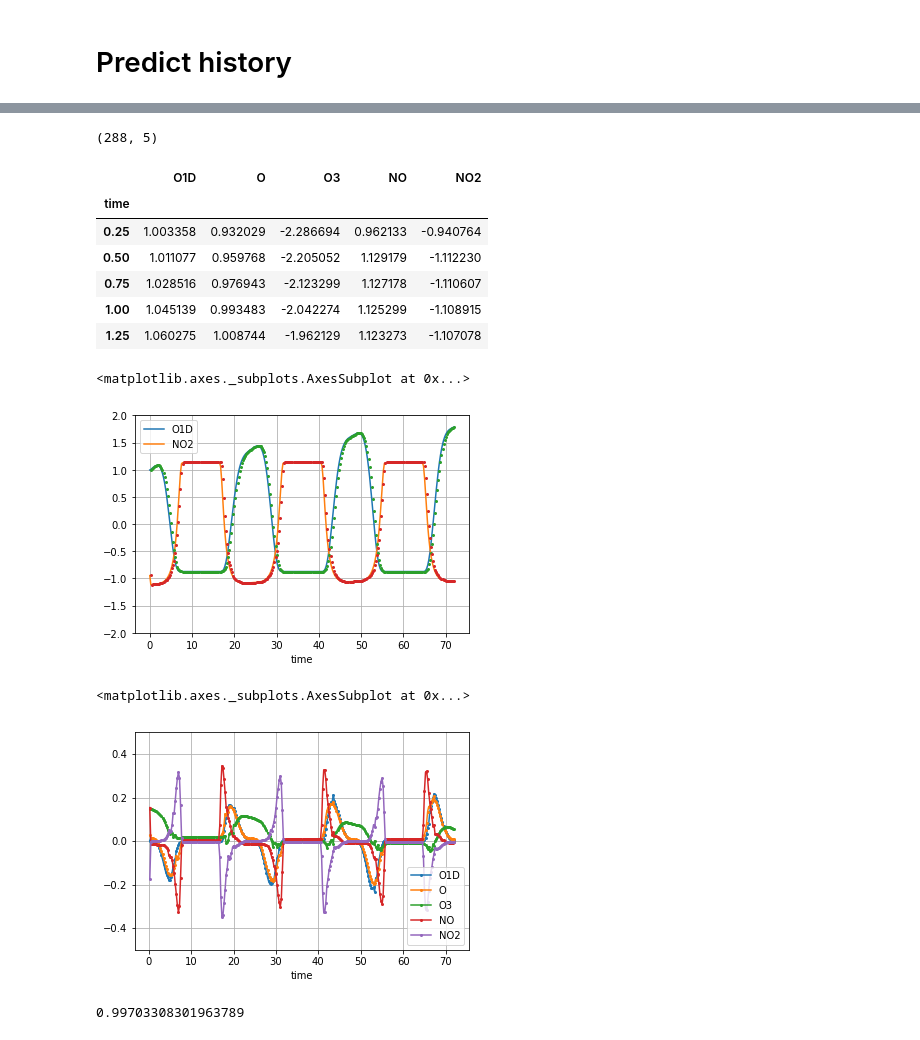
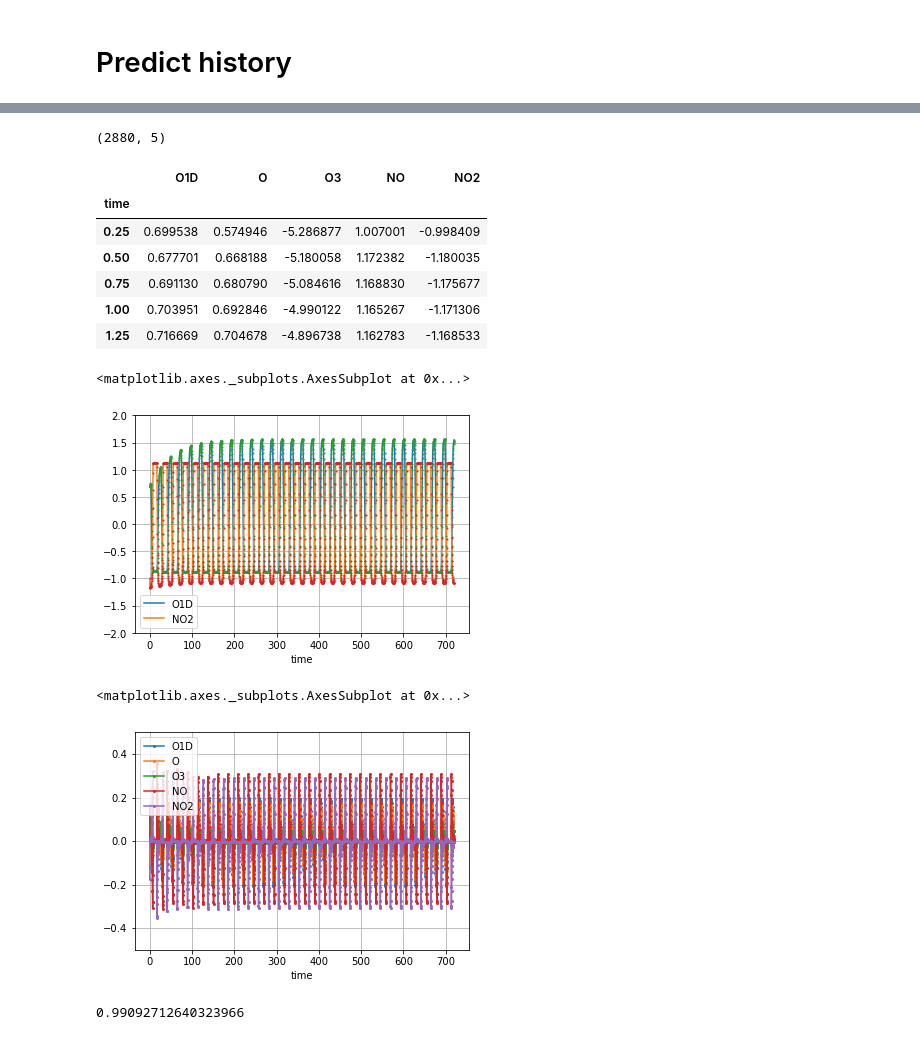
Before and after one commit to JiaweiZhuang/KPP, a Jupyter notebook: my_tests/fit_ANN.ipynb, the cells around one changed output, grey strips where cells are left out. Cells and saved outputs as stored; diff of their text form; code cells hidden in the pictures.

```diff
--- a/my_tests/fit_ANN.ipynb
+++ b/my_tests/fit_ANN.ipynb
@@ -53,7 +53,7 @@ Y.shape
 # %%
 network = models.Sequential()
-network.add(layers.Dense(10, activation='relu', input_shape=(6,)))
-network.add(layers.BatchNormalization())
-network.add(layers.Dense(10, activation='relu'))
-network.add(layers.BatchNormalization())
+network.add(layers.Dense(20, activation='relu', input_shape=(6,)))
+#network.add(layers.BatchNormalization())
+network.add(layers.Dense(20, activation='relu'))
+#network.add(layers.BatchNormalization())
 network.add(layers.Dense(5, activation=None))
@@ -93,6 +96,7 @@ sun.shape
 # %%
+%%time
 pred_history = []
-for t in range(288):
+for t in range(X.shape[0]-1):
     x_temp = X[t].reshape(1,-1) # column vector
     y_temp = network.predict(x_temp)
 
@@ -105,7 +112,7 @@ pred_history = np.array(pred_history)
 # %%
 pred_history.shape
 # %% [output]
-(288, 5)
+(2880, 5)
 # %%
 df_pred = pd.DataFrame(pred_history, index=df.index[1:],
                        columns=['O1D', 'O', 'O3', 'NO', 'NO2'])
@@ -113,32 +120,32 @@ df_pred.head()
 # %% [output]
 |  | O1D | O | O3 | NO | NO2 |
 | time |  |  |  |  |  |
-| 0.25 | 1.003358 | 0.932029 | -2.286694 | 0.962133 | -0.940764 |
-| 0.50 | 1.011077 | 0.959768 | -2.205052 | 1.129179 | -1.112230 |
-| 0.75 | 1.028516 | 0.976943 | -2.123299 | 1.127178 | -1.110607 |
-| 1.00 | 1.045139 | 0.993483 | -2.042274 | 1.125299 | -1.108915 |
-| 1.25 | 1.060275 | 1.008744 | -1.962129 | 1.123273 | -1.107078 |
+| 0.25 | 0.699538 | 0.574946 | -5.286877 | 1.007001 | -0.998409 |
+| 0.50 | 0.677701 | 0.668188 | -5.180058 | 1.172382 | -1.180035 |
+| 0.75 | 0.691130 | 0.680790 | -5.084616 | 1.168830 | -1.175677 |
+| 1.00 | 0.703951 | 0.692846 | -4.990122 | 1.165267 | -1.171306 |
+| 1.25 | 0.716669 | 0.704678 | -4.896738 | 1.162783 | -1.168533 |
 # %%
 specs = ['O1D', 'NO2'] # ['O1D', 'O', 'O3', 'NO', 'NO2']
 
 ax = df.plot(y=specs, ylim=[-2, 2], grid=True)
 
 df_pred.plot(y=specs, ylim=[-2, 2], grid=True,
-             marker='o', markersize=2.0, linewidth=0.0, ax=ax, legend=False)
+             marker='.', markersize=2.0, linewidth=0.0, ax=ax, legend=False)
 # %% [output]
 <matplotlib.axes._subplots.AxesSubplot at 0x...>
-[figure, old version]
+[figure, new version]
 # %%
 (df.iloc[1:] - df_pred).plot(y=['O1D', 'O', 'O3', 'NO', 'NO2'],
                              ylim=[-0.5, 0.5], grid=True,
                              marker='o', markersize=2.0,)
 # %% [output]
 <matplotlib.axes._subplots.AxesSubplot at 0x...>
-[figure, old version]
+[figure, new version]
 # %%
 r2_score(df['NO2'].iloc[1:], df_pred['NO2'])
 # %% [output]
-0.99703308301963789
+0.99092712640323966
 # %%
 plt.scatter(df['NO2'].iloc[1:], df_pred['NO2'], s=0.5)
 # %% [output]
```
Also changed, not shown: parts of 19 cells of this notebook.
